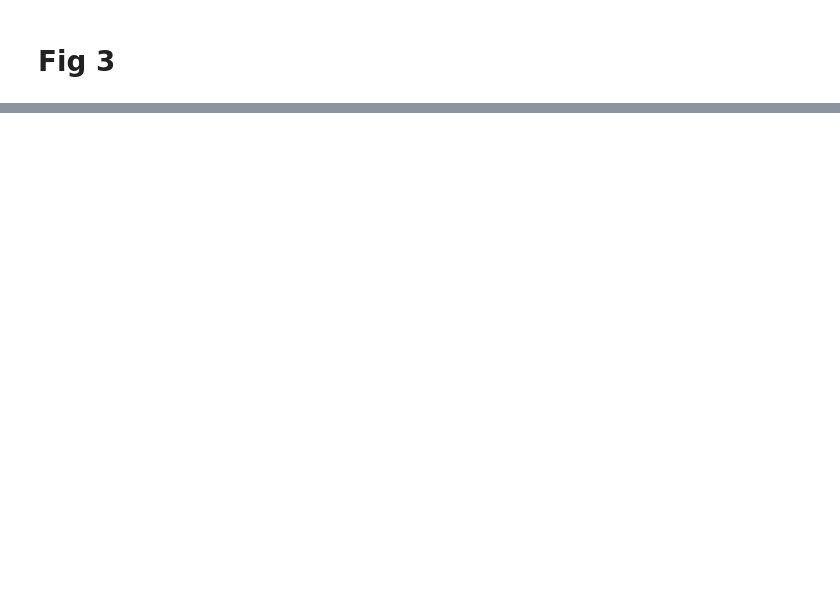
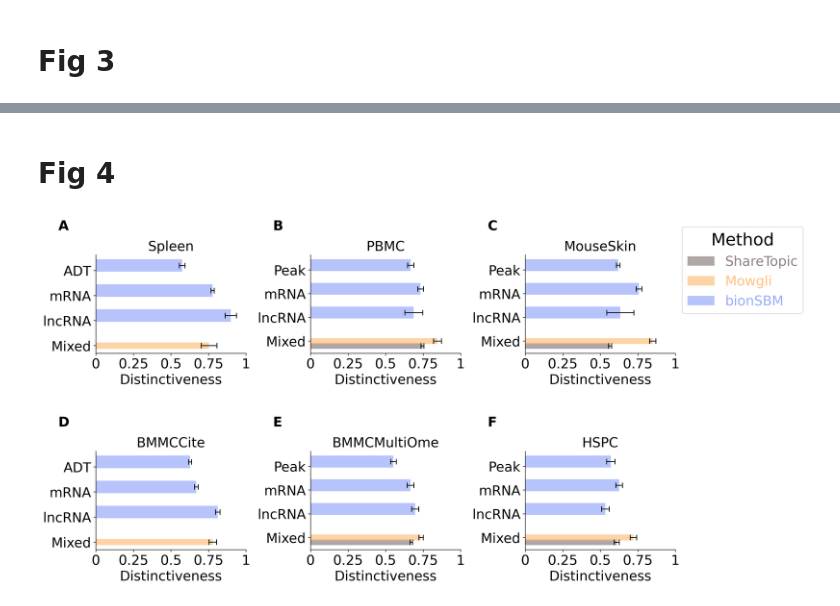
Before and after one commit to gmalagol10/bionsbm, a Jupyter notebook: reproducibility/D_Topics.ipynb, the cells around one changed output, grey strips where cells are left out. Drawn from its saved outputs; the diff is of its cells as text; code cells hidden in the pictures; blank space fills up the shorter version.

```diff
--- a/reproducibility/D_Topics.ipynb
+++ b/reproducibility/D_Topics.ipynb
@@ -142,0 +90,65 @@ plt.show()
+# %% [markdown]
+# Fig 4
+# %%
+params = {'axes.labelsize': 20,
+         'axes.titlesize': 20,
+         'xtick.labelsize' : 20,
+         'ytick.labelsize': 20,
+         "lines.linewidth" : 4,
+         "figure.dpi" : 300,
+         "figure.figsize": [16, 8]}
+plt.rcParams.update(params)
+fig, axs = plt.subplots(2,3)
+axs=axs.flatten()
+
+for l, dataset in enumerate(["Spleen","PBMC","MouseSkin", "BMMCCite", "BMMCMultiOme","HSPC"]):
+    df = create_results_topics(
+        dataset,
+        exps=["bionSBM_Peak_mRNA_lncRNA","Mowgli_Peak_mRNA_lncRNA","ShareTopic_Peak_mRNA",
+              "ShareTopic_Peak_lncRNA","bionSBM_ADT_mRNA_lncRNA","Mowgli_ADT_mRNA_lncRNA"]).replace({"_" : "+"}, regex=True)
+
+    if dataset in ["BMMCCite", "Spleen"]:
+        order = ["ADT", "mRNA", "lncRNA", "Mixed"][::-1]
+    else:
+        order = ["Peak", "mRNA", "lncRNA", "Mixed"][::-1]
+
+    for i, meth in enumerate(palette.keys()):
+        d = df[df["Algorithm"] == meth]
+
+        means = d.groupby("FS")["Topics_distinctiveness"].mean()
+        sems  = 3*d.groupby("FS")["Topics_distinctiveness"].sem()
+
+        fs_present = [o for o in order if o in means.index]
+        y_positions = np.array([order.index(o) for o in fs_present], dtype=float)
+        offset = (i - (len(palette) - 1) / 2) * 0.2
+        y_positions += offset
+
+        # Horizontal bar
+        height = 0.5 if meth == "bionSBM" else 0.25
+        axs[l].barh(y_positions,means[fs_present],height=height,color=palette[meth],alpha=0.7,label=meth)
+
+        # Error bars aligned with the bar
+        axs[l].errorbar(x=means[fs_present],y=y_positions,xerr=sems[fs_present],fmt='none',ecolor='black',elinewidth=1.2,capsize=4,capthick=1.2)
+
+    axs[l].spines['top'].set_visible(False)
+    axs[l].spines['right'].set_visible(False)
+    axs[l].spines['bottom'].set_visible(True)
+    axs[l].spines['left'].set_visible(True)
+    axs[l].set_title(dataset)
+    axs[l].set_xlim([0, 1])
+    axs[l].set_yticks(range(len(order)))
+    axs[l].set_yticklabels(order)
+    axs[l].set_xticks([0,0.25, 0.5, 0.75, 1],["0","0.25", "0.5", "0.75", "1"])
+    axs[l].annotate(string.ascii_uppercase[l],xy=(-0.25, 1.25),xycoords='axes fraction',fontsize=20,fontweight="bold",ha='left')
+
+handles, labels = axs[2].get_legend_handles_labels()
+axs[2].legend(handles, labels,bbox_to_anchor=(1, 1.35), title="Method",fontsize=20,title_fontsize=25, labelcolor=palette.values())
+
+for ax in axs:
+    ax.set_xlabel("Distinctiveness")
+
+fig.tight_layout(h_pad=3)
+plt.savefig(f"Figures/bionSBM_Fig4.png", format="png", dpi=300, bbox_inches='tight')
+plt.show()
+# %% [output]
+[figure, added]
```
Also changed, not shown: parts of 14 cells of this notebook, 26 other files.
